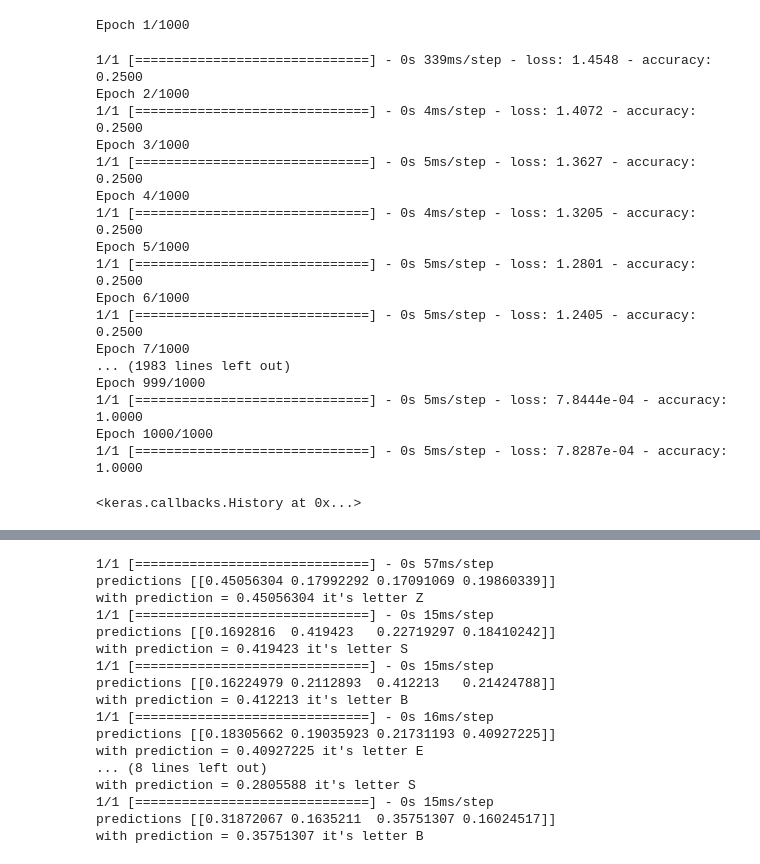
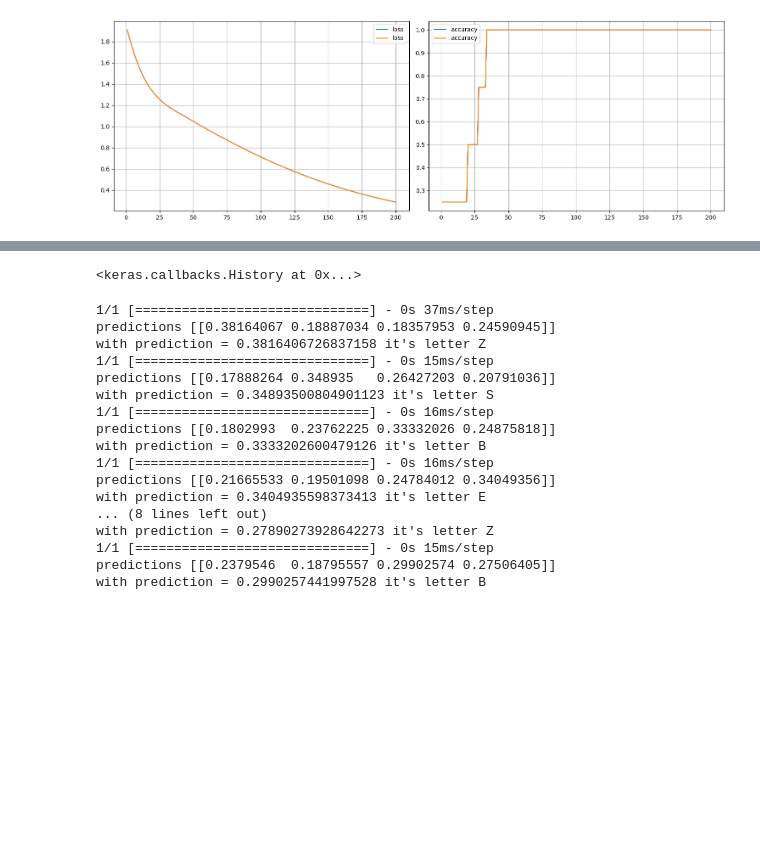
Before and after one commit to asmalcev/4course2semestr, a Jupyter notebook: mspz/lab5/main.ipynb, the cells around one changed output, grey strips where cells are left out. Saved outputs shown, nothing was run; the diff lists cells and outputs as text; code cells hidden in the pictures; blank space fills up the shorter version.

```diff
--- a/mspz/lab5/main.ipynb
+++ b/mspz/lab5/main.ipynb
@@ -2,14 +2,16 @@
 import tensorflow as tf
 import numpy as np
 
+tf.compat.v1.logging.set_verbosity(tf.compat.v1.logging.ERROR)
+
 # Определяем модель нейронной сети
 model = tf.keras.Sequential([
   tf.keras.layers.Flatten(input_shape=(64,)),
-  tf.keras.layers.Dense(64),
+  tf.keras.layers.Dense(64, activation='sigmoid'),
   tf.keras.layers.Dense(4, activation='sigmoid'),
 ])
 # %%
-loss_fn = tf.keras.losses.SparseCategoricalCrossentropy(from_logits=True)
+loss_fn = tf.keras.losses.SparseCategoricalCrossentropy()
 
 # Компилируем модель
 model.compile(optimizer='adam', loss=loss_fn, metrics=['accuracy'])
@@ -23,26 +25,9 @@ font_len = len(font_ids)
 for i in range(font_len):
   train_data.append(font[font_ids[i]])
   train_labels.append(i)
-# %%
-# Обучаем модель на сгенерированных данных
-model.fit(train_data, train_labels, epochs=1000, batch_size=10)
-# %% [output]
-Epoch 1/1000
-1/1 [==============================] - 0s 339ms/step - loss: 1.4548 - accuracy: 0.2500
-Epoch 2/1000
-1/1 [==============================] - 0s 4ms/step - loss: 1.4072 - accuracy: 0.2500
-Epoch 3/1000
-1/1 [==============================] - 0s 5ms/step - loss: 1.3627 - accuracy: 0.2500
-Epoch 4/1000
-1/1 [==============================] - 0s 4ms/step - loss: 1.3205 - accuracy: 0.2500
-Epoch 5/1000
-1/1 [==============================] - 0s 5ms/step - loss: 1.2801 - accuracy: 0.2500
-Epoch 6/1000
-1/1 [==============================] - 0s 5ms/step - loss: 1.2405 - accuracy: 0.2500
-Epoch 7/1000
-... (1983 lines left out)
-Epoch 999/1000
-1/1 [==============================] - 0s 5ms/step - loss: 7.8444e-04 - accuracy: 1.0000
-Epoch 1000/1000
-1/1 [==============================] - 0s 5ms/step - loss: 7.8287e-04 - accuracy: 1.0000
-<keras.callbacks.History at 0x...>
+# %%
+from plot_learning import PlotLearning
+
+model.fit(train_data, train_labels, epochs=200, batch_size=5, callbacks=[PlotLearning()])
+# %% [output]
+[figure, added]
@@ -49,29 +35,38 @@ Epoch 1000/1000
+<keras.callbacks.History at 0x...>
 # %%
+from colors import bcolors as bc
+
 probability_model = tf.keras.Sequential([model, tf.keras.layers.Softmax()])
 
 test_count = len(test_ids)
 for i in range(test_count):
   input_data = np.expand_dims(font[test_ids[i]], axis=0)
   predictions = probability_model.predict(input_data)
-  print('predictions', predictions)
+  print(f'{bc.OKBLUE}predictions{bc.ENDC}', predictions)
 
   index = np.argmax(predictions)
-  print('with prediction =', predictions[0][index], 'it\'s letter', test_ids[index])
+  is_true = test_ids[index] == test_labels[i]
+  print(
+    'with prediction =',
+    f'{bc.BOLD}{bc.OKGREEN if is_true else bc.FAIL}{predictions[0][index]}{bc.ENDC}',
+    'it\'s letter',
+    f'{bc.BOLD}{bc.OKGREEN if is_true else bc.FAIL}{test_ids[index]}{bc.ENDC}'
+  )
 # %% [output]
-1/1 [==============================] - 0s 57ms/step
-predictions [[0.45056304 0.17992292 0.17091069 0.19860339]]
-with prediction = 0.45056304 it's letter Z
+1/1 [==============================] - 0s 37ms/step
+predictions [[0.38164067 0.18887034 0.18357953 0.24590945]]
+with prediction = 0.3816406726837158 it's letter Z
 1/1 [==============================] - 0s 15ms/step
-predictions [[0.1692816  0.419423   0.22719297 0.18410242]]
-with prediction = 0.419423 it's letter S
+predictions [[0.17888264 0.348935   0.26427203 0.20791036]]
+with prediction = 0.34893500804901123 it's letter S
+1/1 [==============================] - 0s 16ms/step
+predictions [[0.1802993  0.23762225 0.33332026 0.24875818]]
+with prediction = 0.3333202600479126 it's letter B
+1/1 [==============================] - 0s 16ms/step
+predictions [[0.21665533 0.19501098 0.24784012 0.34049356]]
+with prediction = 0.3404935598373413 it's letter E
+... (8 lines left out)
+with prediction = 0.27890273928642273 it's letter Z
 1/1 [==============================] - 0s 15ms/step
-predictions [[0.16224979 0.2112893  0.412213   0.21424788]]
-with prediction = 0.412213 it's letter B
-1/1 [==============================] - 0s 16ms/step
-predictions [[0.18305662 0.19035923 0.21731193 0.40927225]]
-with prediction = 0.40927225 it's letter E
-... (8 lines left out)
-with prediction = 0.2805588 it's letter S
-1/1 [==============================] - 0s 15ms/step
-predictions [[0.31872067 0.1635211  0.35751307 0.16024517]]
-with prediction = 0.35751307 it's letter B
+predictions [[0.2379546  0.18795557 0.29902574 0.27506405]]
+with prediction = 0.2990257441997528 it's letter B
```
Also changed, not shown: parts of 2 cells of this notebook, 3 other files.
